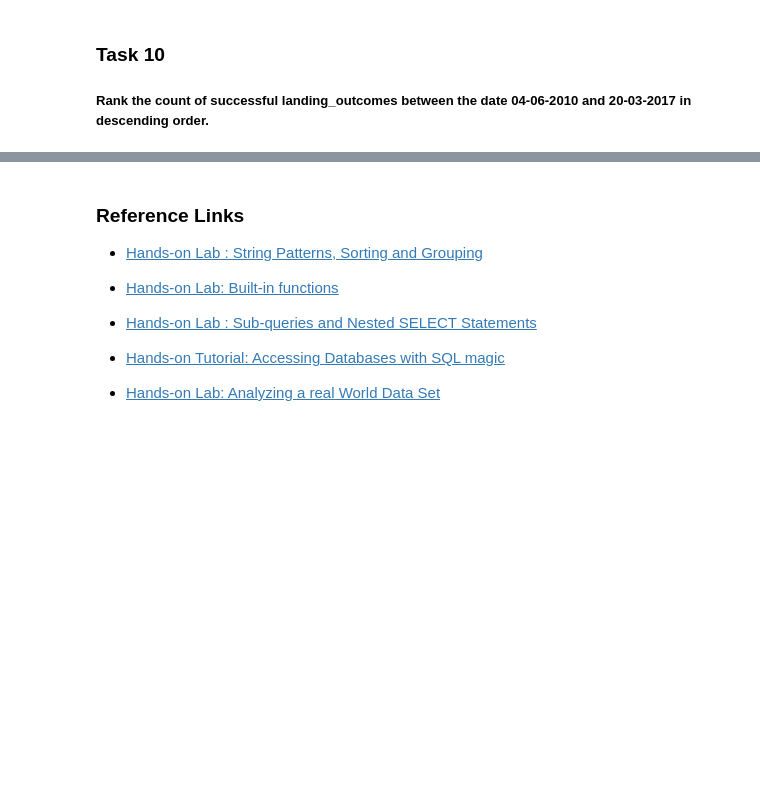
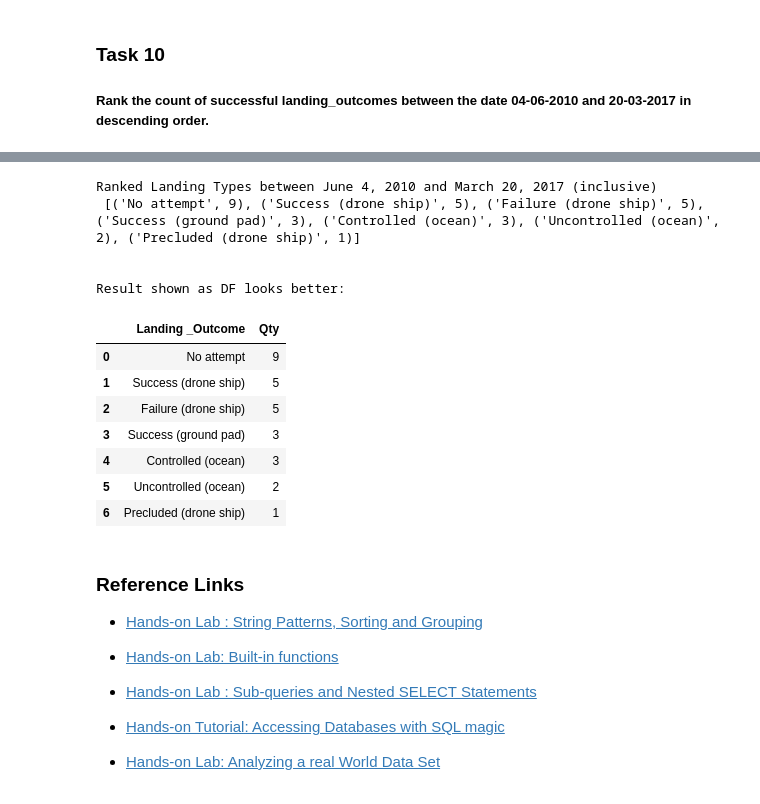
Before and after one commit to icgibbs/DataScienceCapstone, a Jupyter notebook: jupyter-labs-eda-sql-coursera_sqllite.ipynb, the cells around one changed output, grey strips where cells are left out. Saved outputs shown, nothing was run; the diff lists cells and outputs as text; code cells hidden in the pictures; blank space fills up the shorter version.

```diff
--- a/jupyter-labs-eda-sql-coursera_sqllite.ipynb
+++ b/jupyter-labs-eda-sql-coursera_sqllite.ipynb
@@ -407,3 +452,55 @@ SuccessfulLandingListDF
+# %%
+#The other version of this assignment stated "Rank the count of landing outcomes (such as
+#Failure (drone ship) or Success (ground pad)) between the date 2010-06-04 and 2017-03-20, in descending order"
+#This makes a little more sense to me as a question to address than the version posed in this version
+#of the assignment, so here's the query for that
+
+#RankedOutcomesSQL = """
+#Select "Landing _Outcome", count(*)
+#From SPACEXTBL
+#Where ((Substr(Date, 7, 4) > '2010' and Substr(Date, 7,4)< '2017')
+#or ((Substr(Date,7,4) = '2017' and (Substr(Date, 4, 2) < '03' or (Substr(Date, 4, 2) = '03' and (Substr(Date,1,2) <= 20)))))
+#or ((Substr(Date, 1, 2) = '2010') and (Substr(Date, 4,2) > '06' or (Substr(Date,4,2) = '06' and (Substr(Date,1,2) >='04'))))
+#)
+#ORDER BY count(*) DESC
+#"""
+
+
+
+
+RankedOutcomesSQL = """
+Select "Landing _Outcome", count(*)
+From SPACEXTBL
+Where ((Substr(Date, 7, 4) > '2010' and Substr(Date, 7,4)< '2017')
+or ((Substr(Date,7,4) = '2017' and (Substr(Date, 4, 2) < '03' or (Substr(Date, 4, 2) = '03' and (Substr(Date,1,2) <= 20)))))
+or ((Substr(Date, 1, 2) = '2010') and (Substr(Date, 4,2) > '06' or (Substr(Date,4,2) = '06' and (Substr(Date,1,2) >='04'))))
+)
+GROUP BY "Landing _Outcome"
+ORDER BY count(*) DESC
+"""
+
+RankedOutcomesCursor = cur.execute(RankedOutcomesSQL)
+RankedOutcomesList = cur.fetchall()
+
+print("Ranked Landing Types between June 4, 2010 and March 20, 2017 (inclusive)\n", RankedOutcomesList)
+
+print("\n\nResult shown as DF looks better:\n")
+RankedOutcomesListDF = pd.DataFrame(RankedOutcomesList, columns = ['Landing _Outcome', 'Qty'])
+RankedOutcomesListDF
+# %% [output]
+Ranked Landing Types between June 4, 2010 and March 20, 2017 (inclusive)
+ [('No attempt', 9), ('Success (drone ship)', 5), ('Failure (drone ship)', 5), ('Success (ground pad)', 3), ('Controlled (ocean)', 3), ('Uncontrolled (ocean)', 2), ('Precluded (drone ship)', 1)]
+
+
+Result shown as DF looks better:
+|  | Landing _Outcome | Qty |
+| 0 | No attempt | 9 |
+| 1 | Success (drone ship) | 5 |
+| 2 | Failure (drone ship) | 5 |
+| 3 | Success (ground pad) | 3 |
+| 4 | Controlled (ocean) | 3 |
+| 5 | Uncontrolled (ocean) | 2 |
+| 6 | Precluded (drone ship) | 1 |
 # %% [markdown]
 ### Reference Links
 
```
Also changed, not shown: parts of 5 cells of this notebook.
